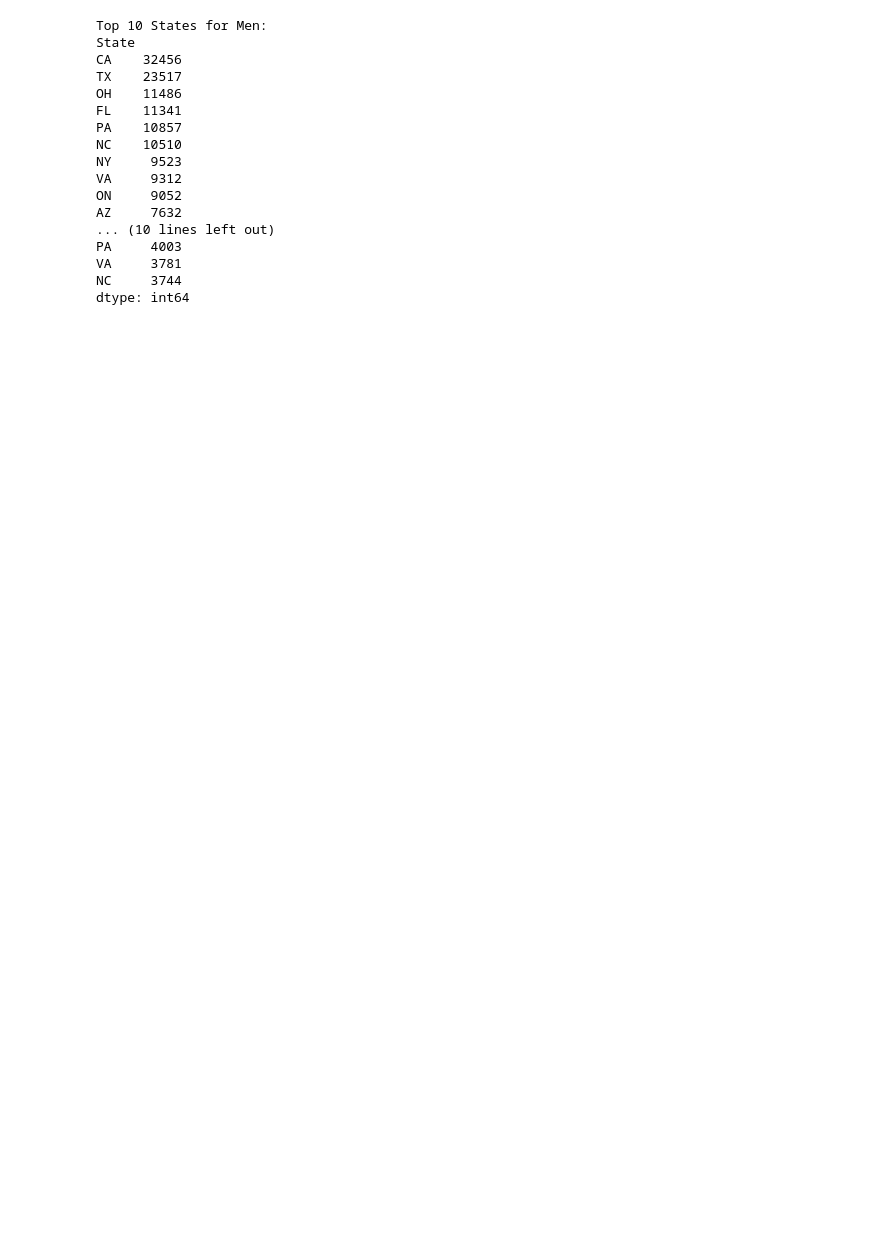
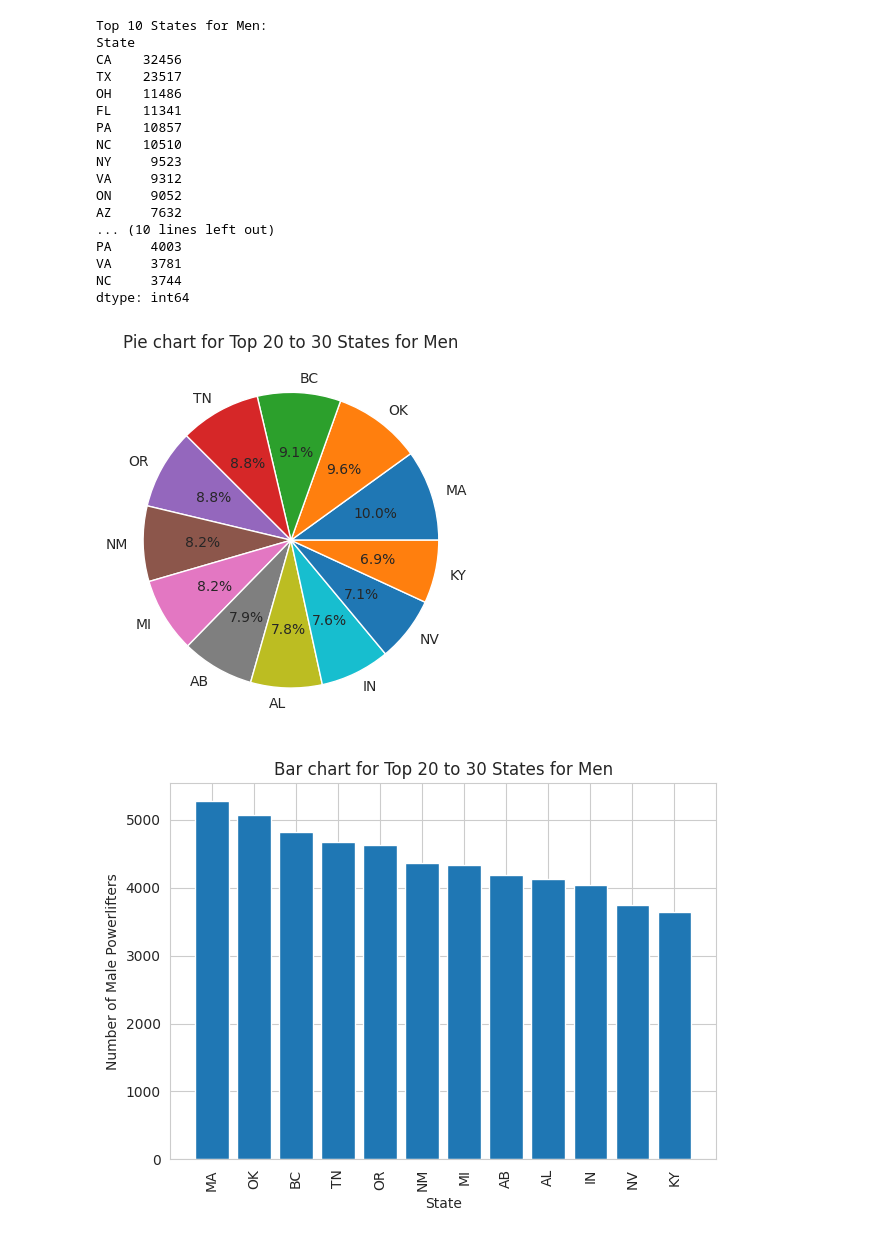
Before and after one commit to VidhyaKishor27/Pythonbasic, a Jupyter notebook: Python_miniproject_powerlifting.ipynb, the cells around one changed output. Cells and saved outputs as stored; diff of their text form; code cells hidden in the pictures; blank space fills up the shorter version.

```diff
--- a/Python_miniproject_powerlifting.ipynb
+++ b/Python_miniproject_powerlifting.ipynb
@@ -3,33 +3,61 @@
 # %%
 import pandas as pd
 import numpy as np
+import matplotlib.pyplot as plt
+import seaborn as sns
 from google.colab import drive
 drive.mount('/content/drive')
 data=pd.read_csv('/content/drive/MyDrive/Python training/Miniproject - python/openpowerlifting-2021-12-10-b420db66.csv', dtype={'Sex':str,'State':str})
 men_only=data[data["Sex"] == "M"]
 women_only=data[data["Sex"] == "F"]
 m=men_only.groupby(['State']).size().sort_values(ascending=False)
 w=women_only.groupby(['State']).size().sort_values(ascending=False)
 print("Top 10 States for Men:")
 print(m.head(10))
 print("Top 10 States for Women:")
 print(w.head(10))
+m_top20=m.iloc[19:31]
+w_top20=w.iloc[19:31]
+#print(m_top20)
+plt.pie(m_top20, labels=m_top20.index,autopct="%1.1f%%")
+plt.title("Pie chart for Top 20 to 30 States for Men")
+plt.show()
+plt.bar(m_top20.index,m_top20.values)
+plt.xlabel("State")
+plt.ylabel("Number of Male Powerlifters")
+plt.title("Bar chart for Top 20 to 30 States for Men")
+plt.xticks(rotation=90)  # Rotate x-axis labels for readability
+plt.tight_layout()  # Adjust layout to prevent overlapping
+plt.show()
+seaborn_color=sns.color_palette("dark")
+seaborn_style=sns.set_style("whitegrid")
+plt.pie(w_top20, labels=w_top20.index,autopct="%1.1f%%",colors=seaborn_color)
+plt.title("Pie chart for Top 20 to 30 States for Women")
+plt.show()
+chart=sns.load_dataset('w_top20')
+sns.set_style('whitegrid')
+sns.countplot(x='State',data=chart)
+#plt.bar(w_top20.index,w_top20.values)
+#plt.title("Bar chart for Top 20 to 30 States for Women")
+#plt.show()
 # %% [output]
 Drive already mounted at /content/drive; to attempt to forcibly remount, call drive.mount("/content/drive", force_remount=True).
 Top 10 States for Men:
 State
 CA    32456
 TX    23517
 OH    11486
 FL    11341
 PA    10857
 NC    10510
 NY     9523
 VA     9312
 ON     9052
 AZ     7632
 ... (10 lines left out)
 PA     4003
 VA     3781
 NC     3744
 dtype: int64
+[figure, added]
+[figure, added]
```
Also changed, not shown: parts of 1 cell of this notebook.
